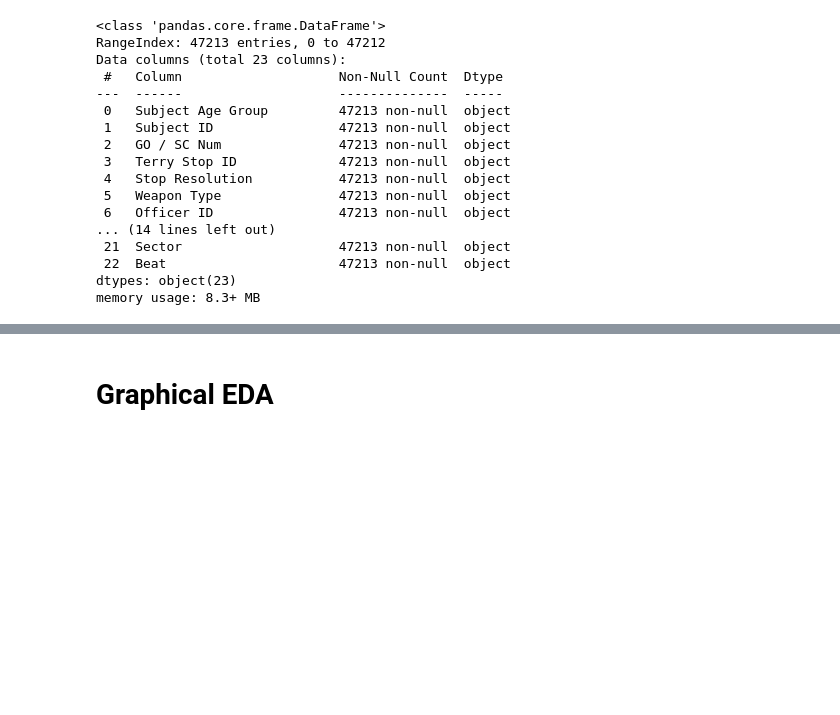
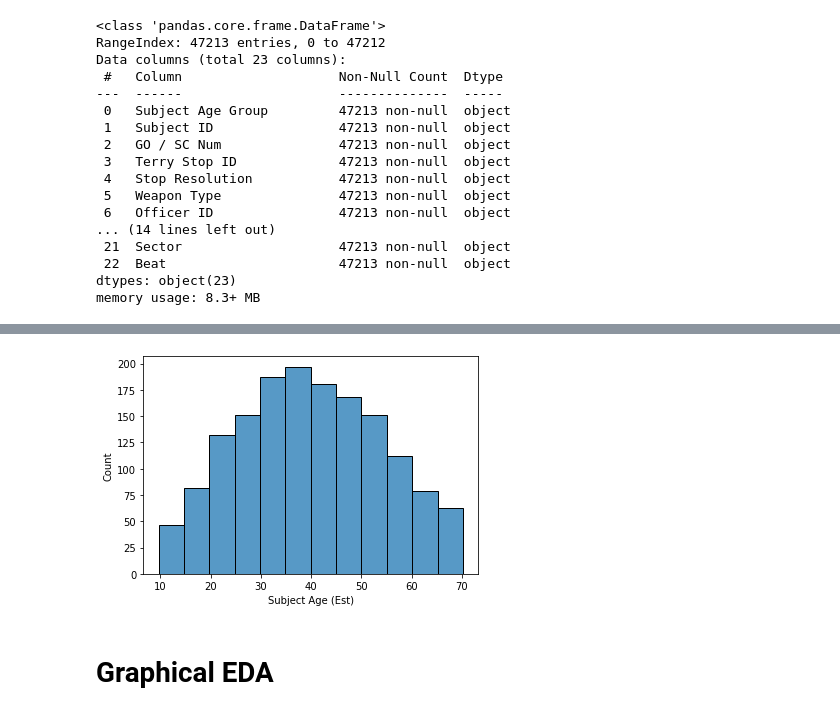
Before and after one commit to sethnlewis/Policing-Bias, a Jupyter notebook: analysis/EDA.ipynb, the cells around one changed output, grey strips where cells are left out. Saved outputs shown, nothing was run; the diff lists cells and outputs as text; code cells hidden in the pictures; blank space fills up the shorter version.

```diff
--- a/analysis/EDA.ipynb
+++ b/analysis/EDA.ipynb
@@ -168,3 +273,9 @@ KeyError: 'Subject ID'
+# %%
+interpolated_rows = df.loc[df['Subject Age Group'] == UNKNOWN]
+sns.histplot(interpolated_rows['Subject Age (Est)'], bins=12)
+plt.savefig('hist.png')
+# %% [output]
+[figure, added]
 # %%
 # Engineer new features
 
```
Also changed, not shown: parts of 22 cells of this notebook, 1 other file.
